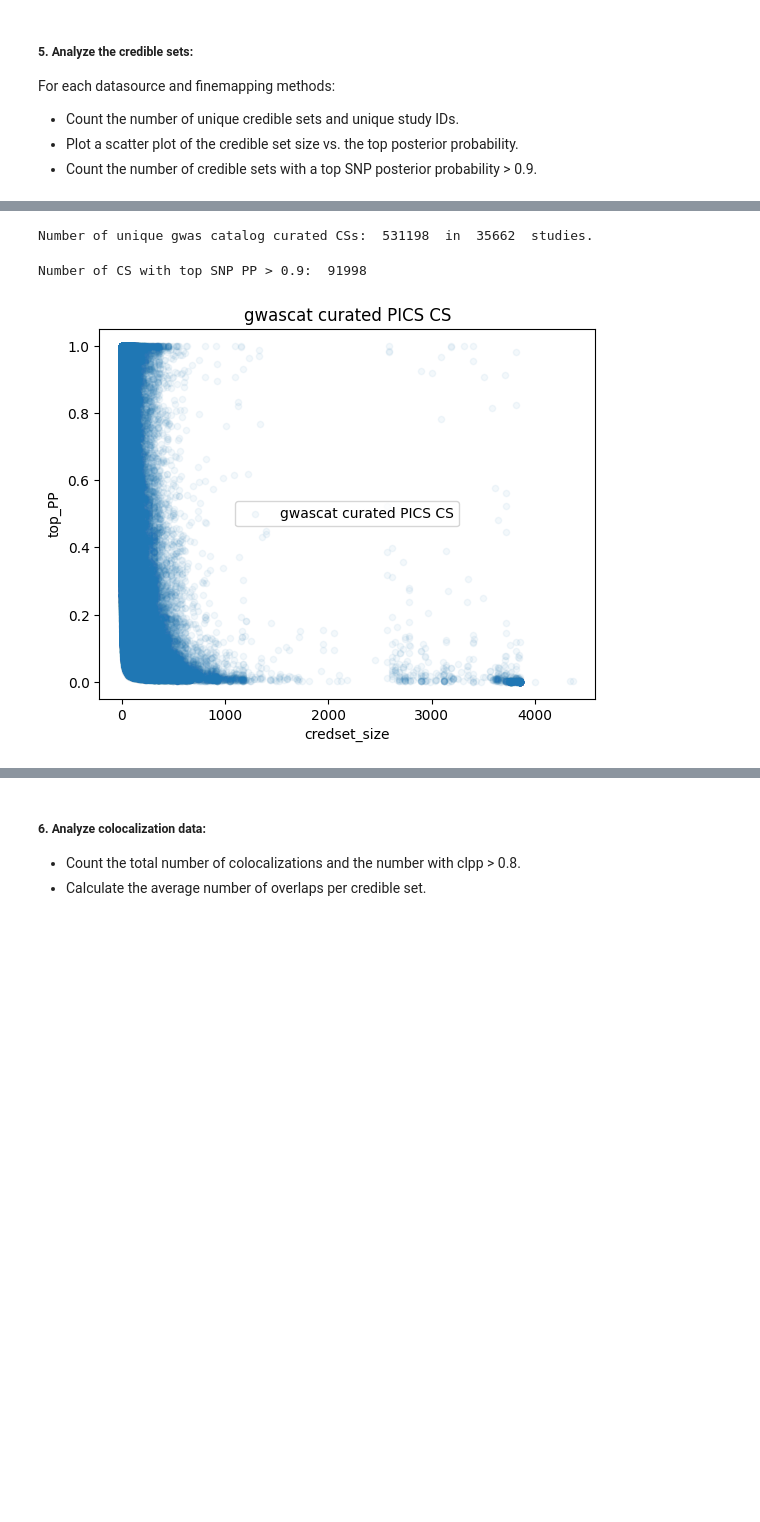
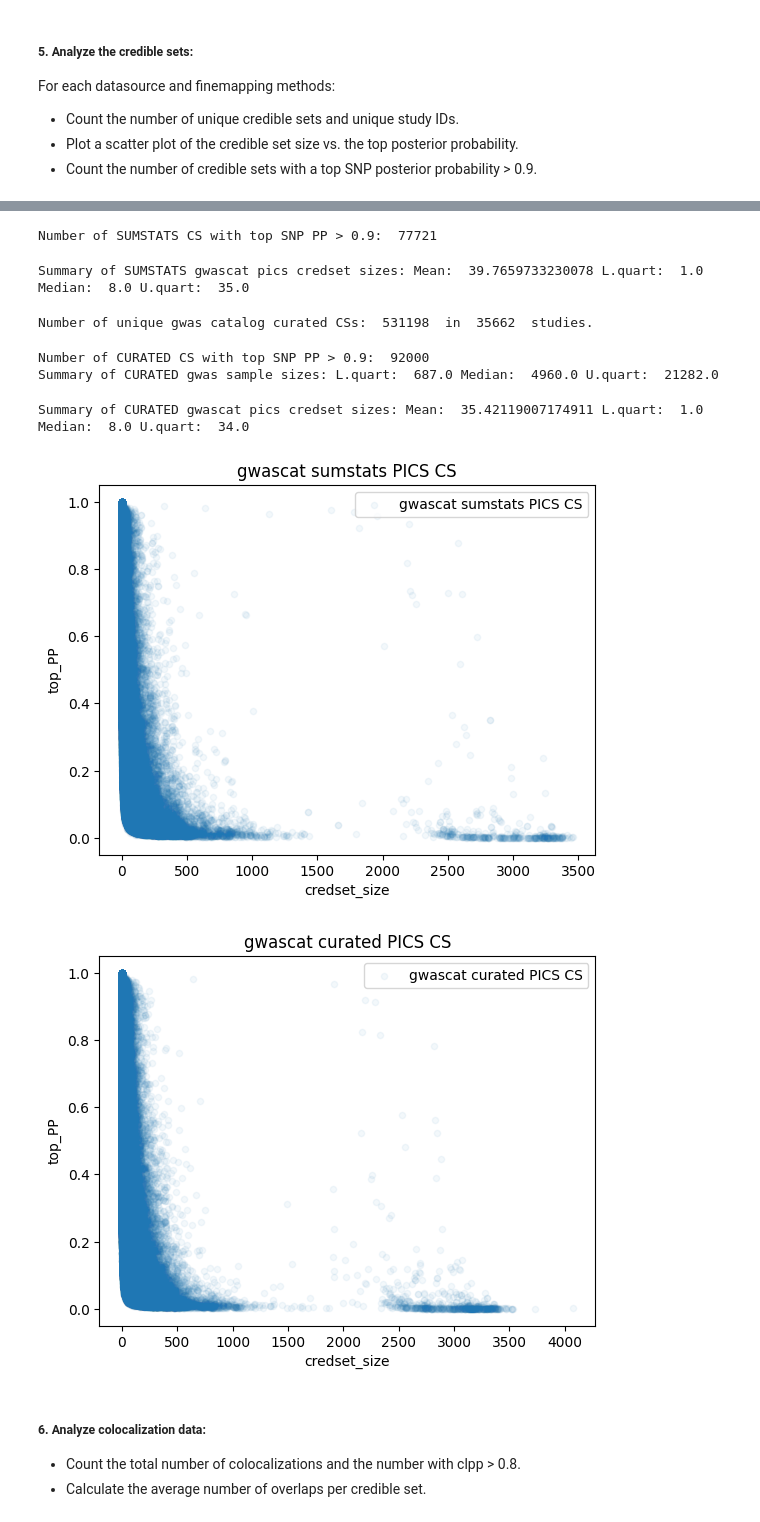
Before and after one commit to opentargets/gentropy, a Jupyter notebook: notebooks/Release_QC_metrics.ipynb, the cells around one changed output, grey strips where cells are left out. Saved outputs shown, nothing was run; the diff lists cells and outputs as text; code cells hidden in the pictures; blank space fills up the shorter version.

Commit message:
feat: additional checks

```diff
--- a/notebooks/Release_QC_metrics.ipynb
+++ b/notebooks/Release_QC_metrics.ipynb
@@ -225,17 +213,52 @@ Number of CS with top SNP PP > 0.9:  77724
-# %%
-# gwas catalog curated (PICs):
-gwascat_sumstats_path=f"{release_path}/{release_ver}/credible_set/gwas_catalog_curated"
-# Number of CSs.
-gwascat_sumstats=session.spark.read.parquet(gwascat_sumstats_path, recursiveFileLookup=True)
-#gwascat_sumstats.printSchema()
-print("Number of unique gwas catalog curated CSs: ", gwascat_sumstats.select("studyLocusId").distinct().count(), " in ", gwascat_sumstats.select("studyId").distinct().count(), " studies.")
-# keep only credible sets snps
-gwascat_sumstats_fm=gwascat_sumstats.select("studyId", "studyLocusId", "locus.posteriorProbability").withColumn("top_PP", f.col("posteriorProbability").getItem(0)).withColumn("credset_size", f.size(f.col("posteriorProbability")))
-gwascat_sumstats_fm.select("credset_size", "top_PP").toPandas().plot.scatter(x="credset_size", y="top_PP", alpha=0.05, label="gwascat curated PICS CS", title="gwascat curated PICS CS")
-print("Number of CS with top SNP PP > 0.9: ", gwascat_sumstats_fm.filter(f.col("top_PP") > 0.9).count())
-
-# sum pp within studylocusids and check if goes over 1, compare credset/locus size, does it contain non-credset snps
-# %% [output]
-Number of unique gwas catalog curated CSs:  531198  in  35662  studies.
-Number of CS with top SNP PP > 0.9:  91998
-[figure, removed]
+# %%
+gwascat_path=f"{release_path}/{release_ver}/study_index/gwas_catalog"
+# Gwas Catalog:
+gwascat_index=session.spark.read.parquet(gwascat_path, recursiveFileLookup=True)
+# Number of GWAS curated studies
+print("Number of unique gwascat studies: ", gwascat_index.select(f.col("studyId")).distinct().count())
+# Number of studies with full GWAS sumstats
+print("Number of unique SUMSTATS gwascat studies: ", gwascat_index.filter(f.col("hasSumstats") == True).select(f.col("studyId")).distinct().count())
+#gwascat_index
+# The histogram/density plot for total sample size separately for curated studies and full GWAS
+#gwascat_index.filter(f.col("hasSumstats") == True).select(f.col("nSamples")).toPandas().plot.hist(bins=25, alpha=0.5, label="Sumstats GWAScat sample size", title="Sumstats GWAScat sample size")
+#gwascat_index.filter(f.col("hasSumstats") == False).select(f.col("nSamples")).toPandas().plot.hist(bins=25, alpha=0.5, label="Sumstats GWAScat sample size", title="Curated GWAScat sample size")
+
+# Credible_set. Please use Daniels’ notebook as a reference. For each subfolder:
+# gwas catalog sumstats (PICs):
+gwascat_sumstats_path=f"{release_path}/{release_ver}/credible_set/gwas_catalog_PICSed_summary_statistics"
+# Number of CSs.
+gwascat_sumstats=session.spark.read.parquet(gwascat_sumstats_path, recursiveFileLookup=True)
+
+print("Number of unique gwas catalog sumstats CSs: ", gwascat_sumstats.select("studyLocusId").distinct().count(), " in ", gwascat_sumstats.select("studyId").distinct().count(), " studies.")
+
+
+sample_size_quartiles = gwascat_index.join(gwascat_sumstats, how="inner", on="studyId").stat.approxQuantile("nSamples", [0.25, 0.5, 0.75], 0.01)
+print("Summary of SUMSTATS gwas sample sizes: L.quart: ", sample_size_quartiles[0], "Median: ", sample_size_quartiles[1], "U.quart: ", sample_size_quartiles[2])
+#
+
+
+gwascat_sumstats_fm=gwascat_sumstats.select("studyId", "studyLocusId", "locus.posteriorProbability").withColumn("top_PP", f.col("posteriorProbability").getItem(0)).withColumn("credset_size", f.size(f.col("posteriorProbability")))
+gwascat_sumstats_fm.select("credset_size", "top_PP").toPandas().plot.scatter(x="credset_size", y="top_PP", alpha=0.05, label="gwascat sumstats PICS CS", title="gwascat sumstats PICS CS")
+print("Number of SUMSTATS CS with top SNP PP > 0.9: ", gwascat_sumstats_fm.filter(f.col("top_PP") > 0.9).distinct().count())
+
+sample_size_quartiles = gwascat_sumstats_fm.stat.approxQuantile("credset_size", [0.25, 0.5, 0.75], 0.01)
+print("Summary of SUMSTATS gwascat pics credset sizes: Mean: ", gwascat_sumstats_fm.select(f.mean(gwascat_sumstats_fm["credset_size"])).collect()[0][0], "L.quart: ", sample_size_quartiles[0], "Median: ", sample_size_quartiles[1], "U.quart: ", sample_size_quartiles[2])
+
+
+# gwas catalog curated (PICs):
+gwascat_curated_path=f"{release_path}/{release_ver}/credible_set/gwas_catalog_PICSed_curated_associations"
+# Number of CSs.
+gwascat_curated=session.spark.read.parquet(gwascat_curated_path, recursiveFileLookup=True)
+#gwascat_sumstats.printSchema()
+print("Number of unique gwas catalog curated CSs: ", gwascat_curated.select("studyLocusId").distinct().count(), " in ", gwascat_curated.select("studyId").distinct().count(), " studies.")
+# keep only credible sets snps
+
+gwascat_curated_fm=gwascat_curated.select("studyId", "studyLocusId", "locus.posteriorProbability").withColumn("top_PP", f.col("posteriorProbability").getItem(0)).withColumn("credset_size", f.size(f.col("posteriorProbability")))
+gwascat_curated_fm.select("credset_size", "top_PP").toPandas().plot.scatter(x="credset_size", y="top_PP", alpha=0.05, label="gwascat curated PICS CS", title="gwascat curated PICS CS")
+print("Number of CURATED CS with top SNP PP > 0.9: ", gwascat_curated_fm.filter(f.col("top_PP") > 0.9).distinct().count())
+sample_size_quartiles = gwascat_index.join(gwascat_sumstats, how="anti", on="studyId").stat.approxQuantile("nSamples", [0.25, 0.5, 0.75], 0.01)
+print("Summary of CURATED gwas sample sizes: L.quart: ", sample_size_quartiles[0], "Median: ", sample_size_quartiles[1], "U.quart: ", sample_size_quartiles[2])
+
+sample_size_quartiles = gwascat_curated_fm.stat.approxQuantile("credset_size", [0.25, 0.5, 0.75], 0.01)
+print("Summary of CURATED gwascat pics credset sizes: Mean: ", gwascat_curated_fm.select(f.mean(gwascat_curated_fm["credset_size"])).collect()[0][0], "L.quart: ", sample_size_quartiles[0], "Median: ", sample_size_quartiles[1], "U.quart: ", sample_size_quartiles[2])
+# %% [output]
@@ -242,3 +269,11 @@ Number of CS with top SNP PP > 0.9:  91998
+Number of SUMSTATS CS with top SNP PP > 0.9:  77721
+Summary of SUMSTATS gwascat pics credset sizes: Mean:  39.7659733230078 L.quart:  1.0 Median:  8.0 U.quart:  35.0
+Number of unique gwas catalog curated CSs:  531198  in  35662  studies.
+Number of CURATED CS with top SNP PP > 0.9:  92000
+Summary of CURATED gwas sample sizes: L.quart:  687.0 Median:  4960.0 U.quart:  21282.0
+Summary of CURATED gwascat pics credset sizes: Mean:  35.42119007174911 L.quart:  1.0 Median:  8.0 U.quart:  34.0
+[figure, added]
+[figure, added]
 # %% [markdown]
 ##### 6. Analyze colocalization data:
    - Count the total number of colocalizations and the number with clpp > 0.8.
```
Also changed, not shown: parts of 24 cells of this notebook.
